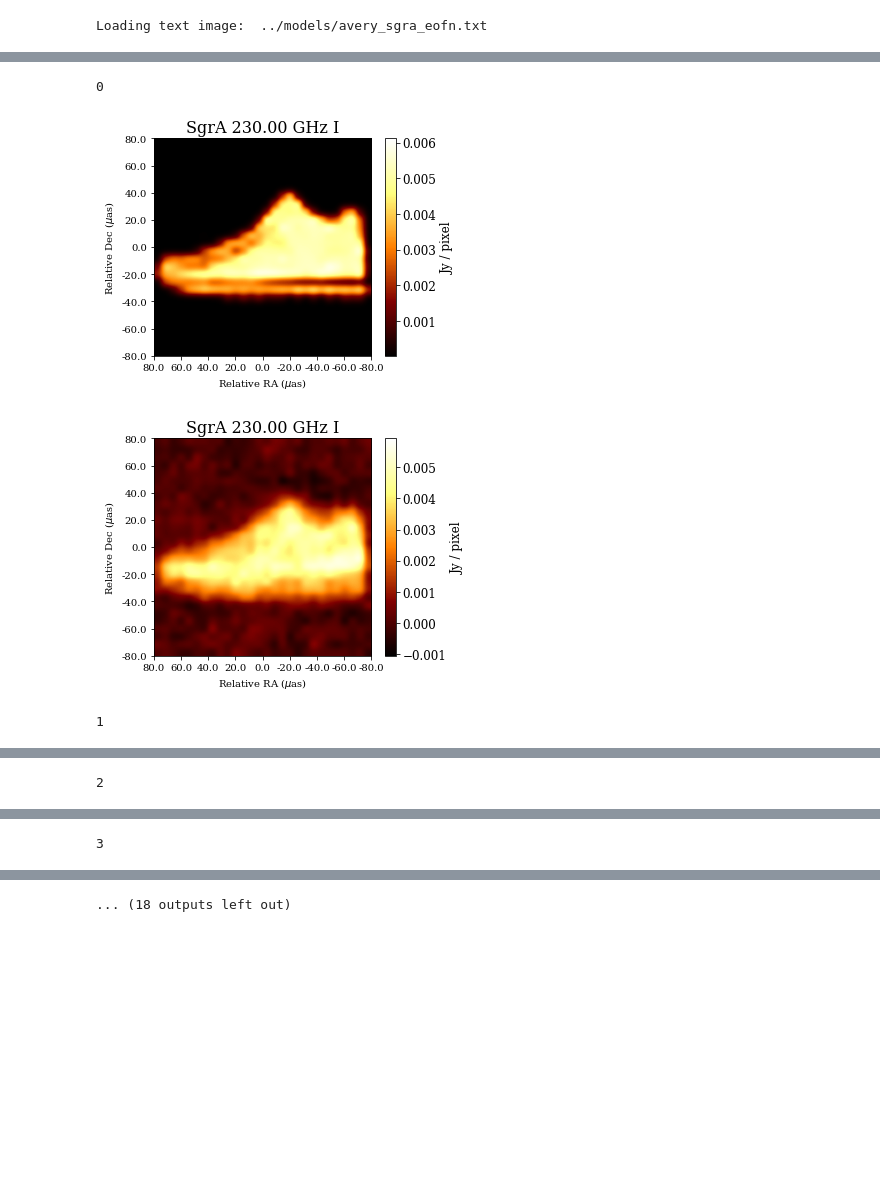
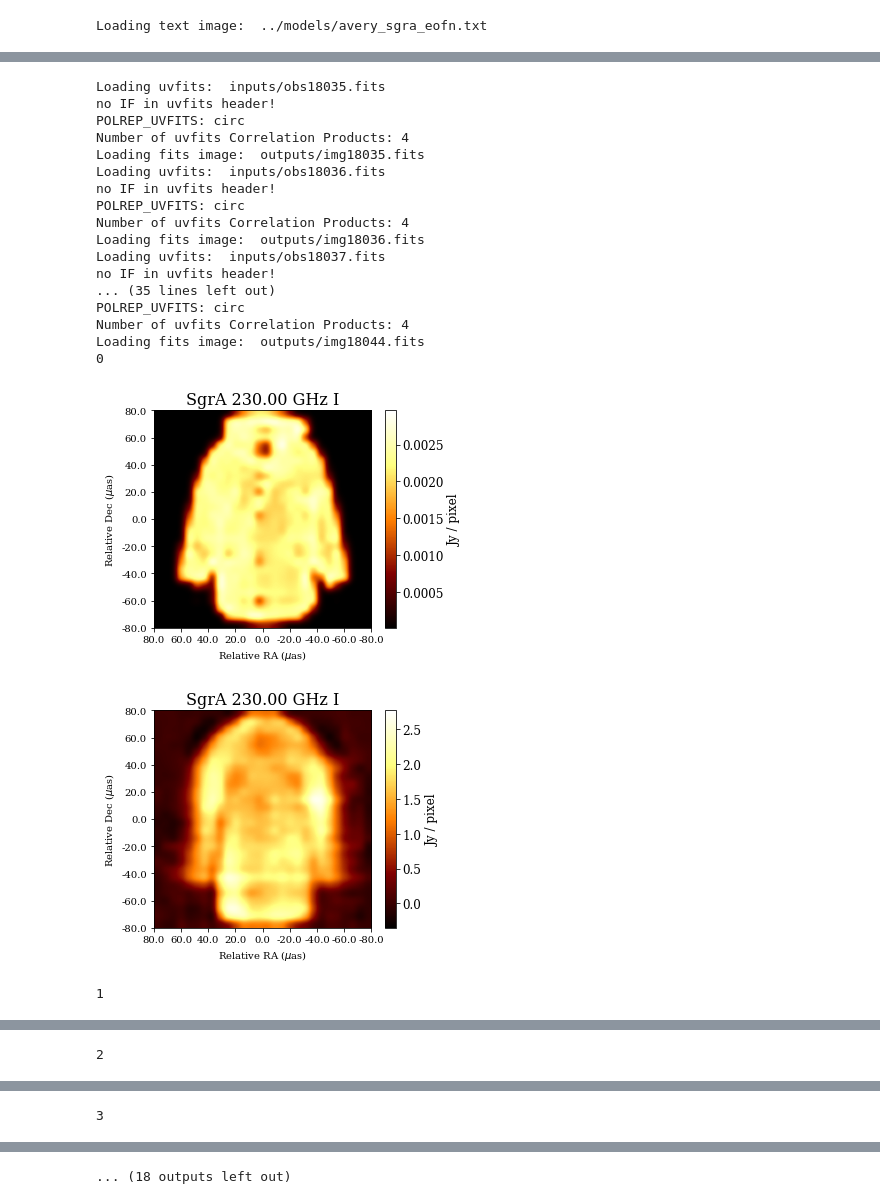
Before and after one commit to lucychen180/CS_101, a Jupyter notebook: eht-imaging/examples/nn1.ipynb, the cells around one changed output, grey strips where cells are left out. Saved outputs shown, nothing was run; the diff lists cells and outputs as text; code cells hidden in the pictures; blank space fills up the shorter version.

Commit message:
conv1D

```diff
--- a/eht-imaging/examples/nn1.ipynb
+++ b/eht-imaging/examples/nn1.ipynb
@@ -41,3 +48,9 @@ x_1 = np.load('x_0-10000.npy')
 y_1 = np.load('y_0-10000.npy')
 x_2 = np.load('x_10000-18000.npy')
 y_2 = np.load('y_10000-18000.npy')
+x = np.concatenate((x_1, x_2))
+y = np.concatenate((y_1, y_2))
+x_0 = x.copy()
+x = np.expand_dims(x, axis=2)
+y = y * 784
+print(x.shape)
@@ -44,9 +59,15 @@ y_2 = np.load('y_10000-18000.npy')
 # %%
 # Neural Net
+print(x.shape)
+filters = 16
+kernel_size = 100
 model = Sequential()
-model.add(Dense(900, input_dim=INPUT_SIZE, activation='sigmoid'))
-#model.add(Dense(800, activation='sigmoid'))
+model.add(Conv1D(filters, kernel_size, input_shape=(INPUT_SIZE, 1), activation='relu'))
+#model.add(Dense(800))
+model.add(Flatten())
 model.add(Dense(OUTPUT_SIZE))
-model.compile(loss='mse', optimizer='adam')
-model.fit(x_train, y_train, epochs=50, batch_size=128, validation_split=0.3)
+model.compile(loss='mse', optimizer='nadam')
+es = EarlyStopping(monitor='val_loss', verbose=1, patience=5)
+#mc = ModelCheckpoint('best_model.h5', monitor='val_loss', mode='min', save_best_only=True, verbose=1)
+history = model.fit(x, y, epochs=50, batch_size=248, validation_split=0.3, callbacks = [es])
 # %% [output]
@@ -74,12 +105,30 @@ x_test, y_test = getData(10005, 10015)
 # %%
 # Visualize predictions vs actual
+x_test, y_test = getData(18035, 18045)
+x_test = np.expand_dims(x_test, axis=2)
 y_predict = model.predict(x_test)
 for i in range(10):
     print(i)
     displayImage(y_test[i])
     displayImage(y_predict[i])
 # %% [output]
+Loading uvfits:  inputs/obs18035.fits
+no IF in uvfits header!
+POLREP_UVFITS: circ
+Number of uvfits Correlation Products: 4
+Loading fits image:  outputs/img18035.fits
+Loading uvfits:  inputs/obs18036.fits
+no IF in uvfits header!
+POLREP_UVFITS: circ
+Number of uvfits Correlation Products: 4
+Loading fits image:  outputs/img18036.fits
+Loading uvfits:  inputs/obs18037.fits
+no IF in uvfits header!
+... (35 lines left out)
+POLREP_UVFITS: circ
+Number of uvfits Correlation Products: 4
+Loading fits image:  outputs/img18044.fits
 0
-[figure, old version]
+[figure, new version]
-[figure, old version]
+[figure, new version]
 1
```
Also changed, not shown: parts of 7 cells of this notebook, 4 other files.
